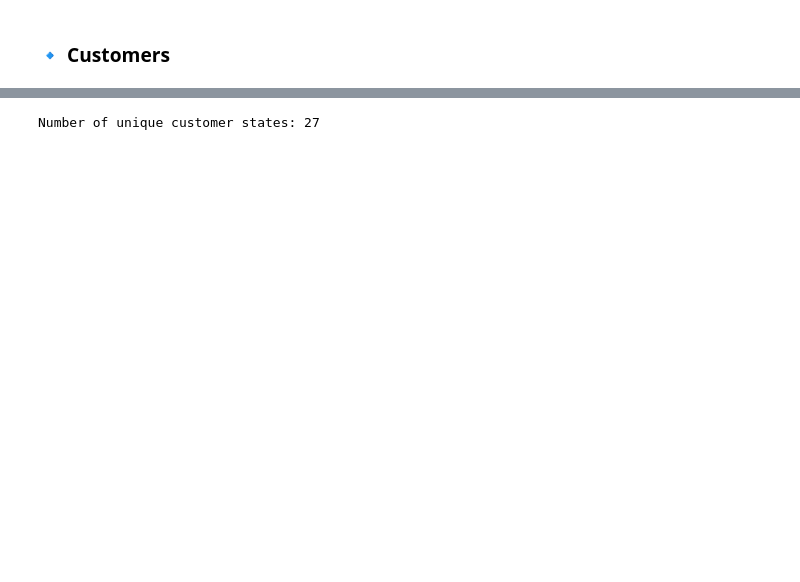
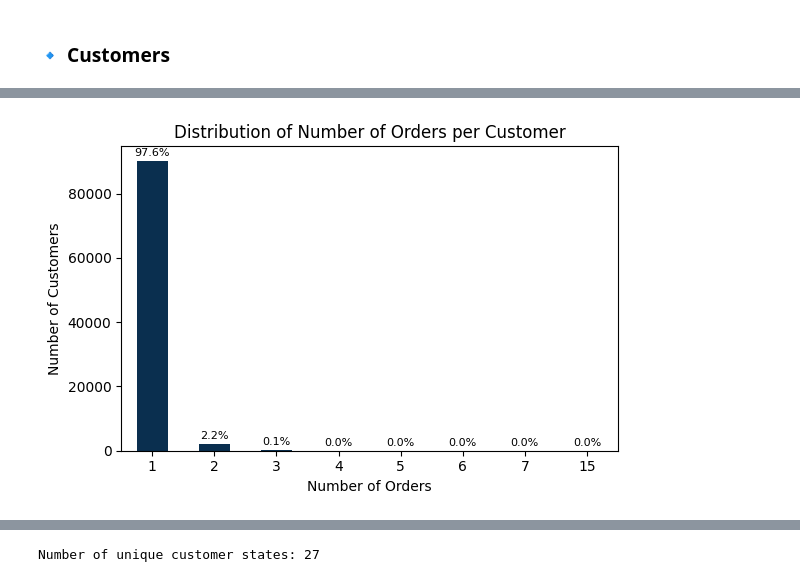
Before and after one commit to OlesyaEvseeva/customer-satisfaction-ecommerce, a Jupyter notebook: notebooks/02_data_integration_preprocessing.ipynb, the cells around one changed output, grey strips where cells are left out. Drawn from its saved outputs; the diff is of its cells as text; code cells hidden in the pictures; blank space fills up the shorter version.

Commit message:
feat(notebook-2): create customer related features (eg. is_repeated_customer, customer_region etc.)

```diff
--- a/notebooks/02_data_integration_preprocessing.ipynb
+++ b/notebooks/02_data_integration_preprocessing.ipynb
@@ -2936,7 +2955,7 @@ df_orders["is_SP_seller"] = (
 ).astype(int)
 
 # Binary flag: seller located in Top5 states (excluding SP) by number of orders fulfilled
-df_orders["is_Top5_state_excl_SP"] = (df_orders["seller_state"].isin(top_5_states)).astype(int)
+df_orders["is_Top5_seller_state_excl_SP"] = (df_orders["seller_state"].isin(top_5_states)).astype(int)
 
 # Binary flag: seller located in small order state (less than 1% of orders fulfilled)
 small_order_states = [
@@ -2966,0 +3009,36 @@ df_orders["is_small_seller_state"] = (
+# %%
+# Calculate number of orders per customer
+orders_per_customer = (
+    df_orders.groupby("customer_unique_id").size().reset_index(name="order_count")
+)
+
+orders_dist = orders_per_customer["order_count"].value_counts().sort_index()
+
+# Calculate total customers to compute percentages
+total_customers = orders_dist.sum()
+
+# Plot distribution of number of orders per customer
+plt.figure(figsize=(6, 4))
+ax = orders_dist.plot(kind="bar", color=blue)
+
+plt.title("Distribution of Number of Orders per Customer")
+plt.xlabel("Number of Orders")
+plt.ylabel("Number of Customers")
+plt.xticks(rotation=0)
+
+# --- Add percentage labels on top of bars ---
+for i, (count) in enumerate(orders_dist):
+    pct = (count / total_customers) * 100
+    ax.text(
+        i,
+        count + max(orders_dist) * 0.01,
+        f"{pct:.1f}%",
+        ha="center",
+        va="bottom",
+        fontsize=8,
+    )
+
+plt.tight_layout()
+plt.show()
+# %% [output]
+[figure, added]
```
Also changed, not shown: parts of 46 cells of this notebook.
